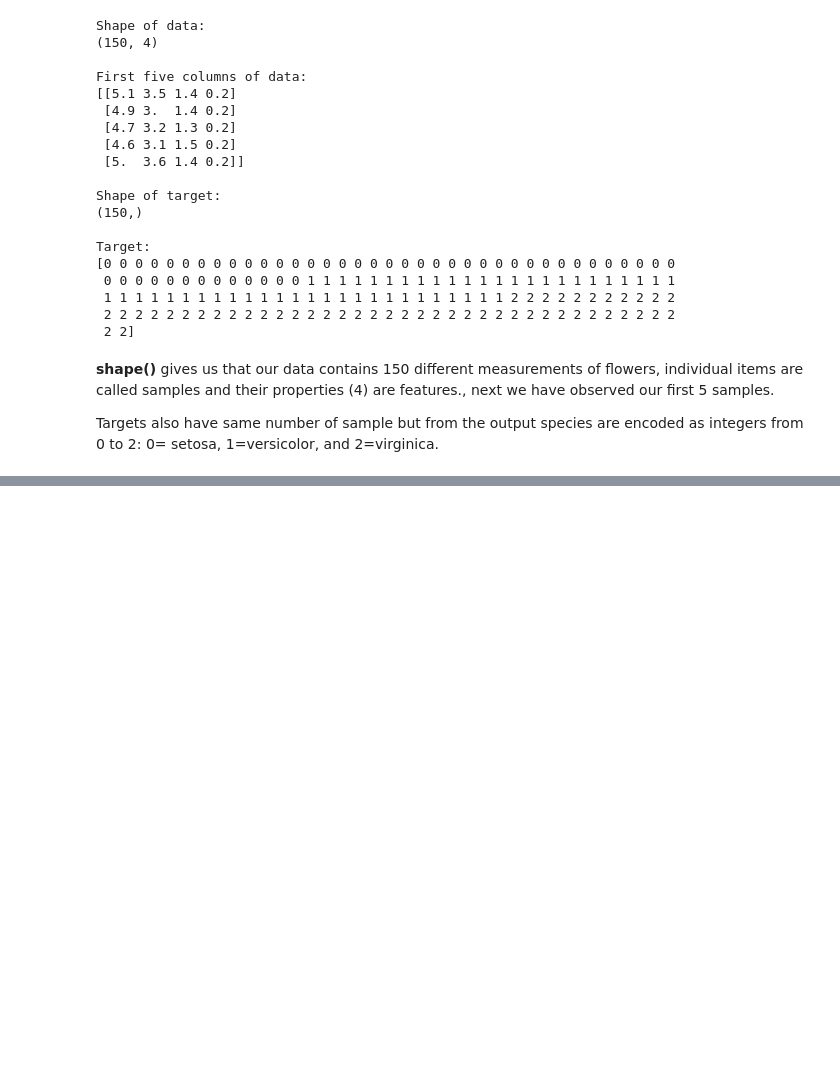
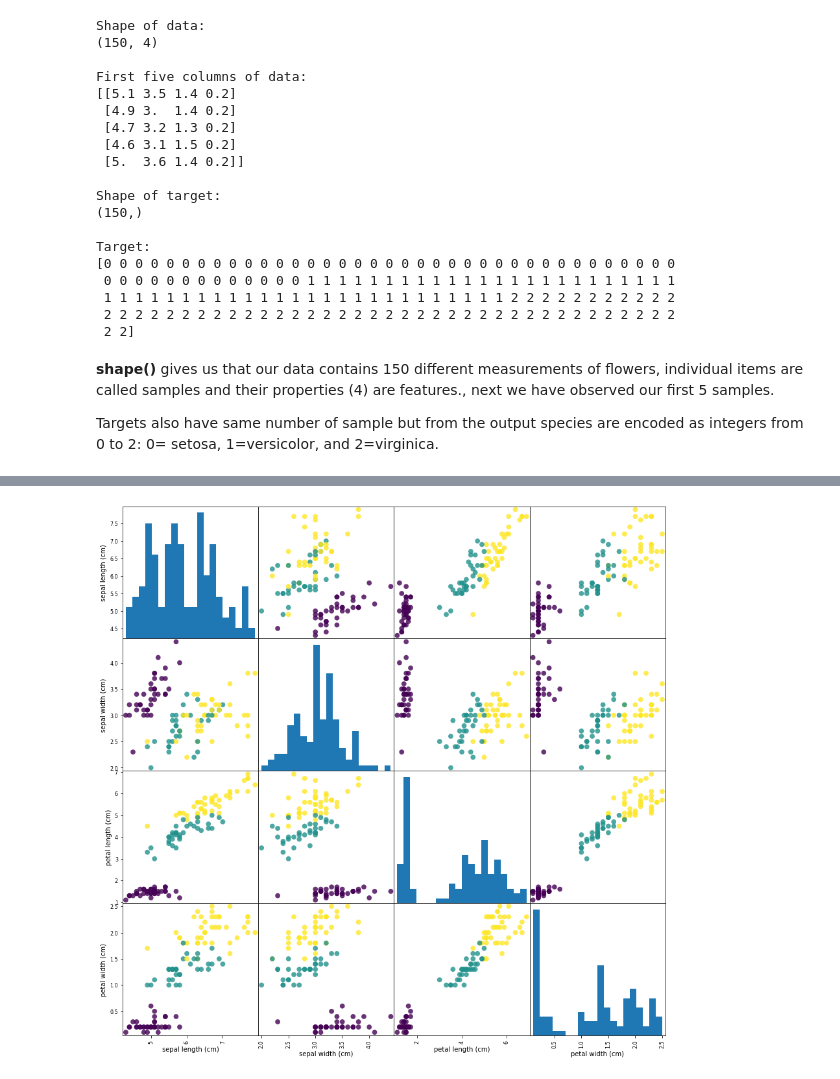
Before and after one commit to Bluelord/Intro_to_ML_Python, a Jupyter notebook: 01_Introduction.ipynb, the cells around one changed output, grey strips where cells are left out. Drawn from its saved outputs; the diff is of its cells as text; code cells hidden in the pictures; blank space fills up the shorter version.

```diff
--- a/01_Introduction.ipynb
+++ b/01_Introduction.ipynb
@@ -196,0 +201,10 @@ Targets also have same number of sample but from the output species are encoded
+# %%
+# train_test_split()
+
+from sklearn.model_selection import train_test_split
+X_train, X_test, y_train, y_test = train_test_split(iris_dataset['data'], iris_dataset['target'],random_state=0)
+# all the variables X_train, X_test, y_train, y_test are NumPy arrays
+print("X_train shape: \n{}" .format(X_train.shape))
+print("y_train shape: \n{}" .format(y_train.shape))
+print("X_test shape: \n{}".format(X_test.shape))
+print("y_test shape: \n{}".format(y_test.shape))
@@ -196,0 +224,8 @@ Targets also have same number of sample but from the output species are encoded
+# %%
+#create dataframe from data in X_train
+import pandas as pd
+iris_dataframe = pd.DataFrame(X_train, columns=iris_dataset.feature_names)
+# create a scatter matrix from the dataframe, color by y_train
+grr = pd.plotting.scatter_matrix(iris_dataframe, c=y_train, figsize=(15, 15), marker='o', hist_kwds={'bins': 20}, s=60, alpha=.8)
+# %% [output]
+[figure, added]
```
Also changed, not shown: parts of 11 cells of this notebook.
